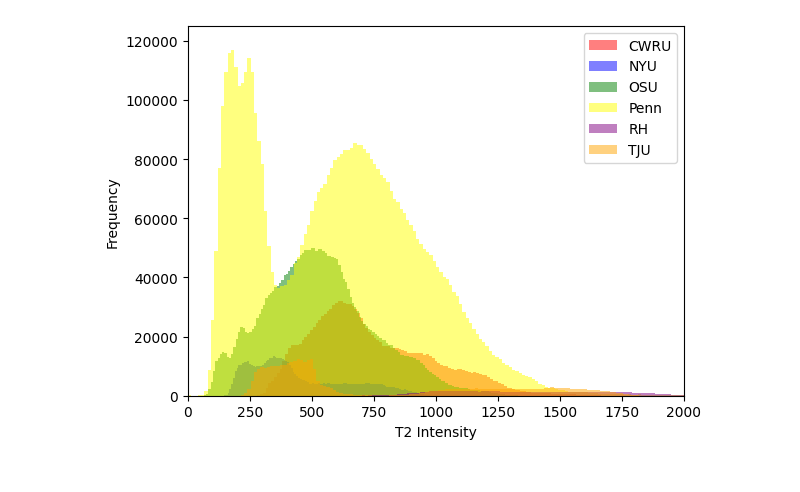
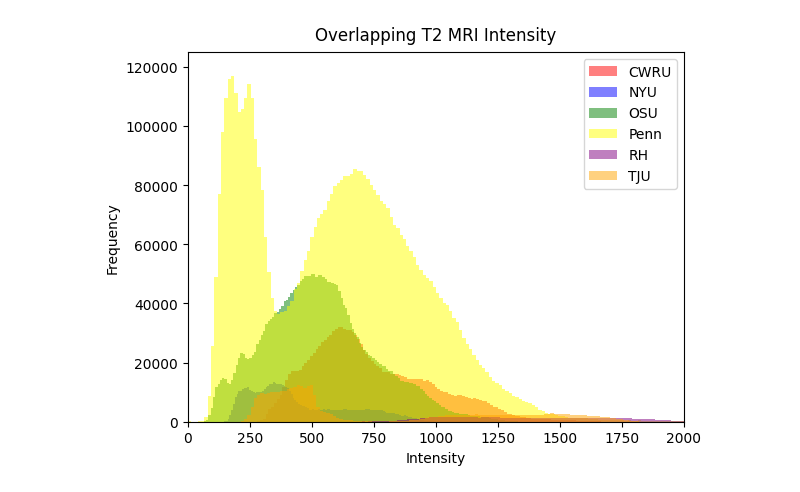
Before and after one commit to YehudaDicker/inter-scanner-comp, a Jupyter notebook: Baseline/Combined Histograms/Overlapping/combined_t2.ipynb, the cells around one changed output. Saved outputs shown, nothing was run; the diff lists cells and outputs as text; code cells hidden in the pictures.

```diff
--- a/Baseline/Combined Histograms/Overlapping/combined_t2.ipynb
+++ b/Baseline/Combined Histograms/Overlapping/combined_t2.ipynb
@@ -54,32 +54,34 @@ for index, (institution, paths) in enumerate(institutions.items()):
                         shutil.copyfileobj(f_in, f_out)
 
         try:
             adc_img = nib.load(adc_file)
             segmented_img = nib.load(segmented_file)
             adc_data = adc_img.get_fdata()
             segmented_data = segmented_img.get_fdata()
             edema_adc_values = adc_data[segmented_data == 2]
             all_edema_adc_values.extend(edema_adc_values)
 
         except Exception as e:
             print(f"Error reading file {adc_file}: {e}")
             continue
 
     # Filter out values above 1200
     all_edema_adc_values = [x for x in all_edema_adc_values if x <= 2000]
     # Plot the histogram for each institution after collecting all ADC values
     plt.hist(all_edema_adc_values, bins=bin_size, alpha=0.5, color=colors[index], label=institution)
 
 # Add labels and legend to the histogram plot
-plt.xlabel('T2 Intensity')
+plt.title('Overlapping T2 MRI Intensity', y=1.01)
+
+plt.xlabel('Intensity')
 plt.ylabel('Frequency')
 plt.legend()
 
 # Set the upper limit of the x-axis
 plt.xlim(left=0, right=2000)
 plt.ylim(top=125000)
 
 # Show the histogram plot
 plt.show()
 # %% [output]
-[figure, old version]
+[figure, new version]
```
Also changed, not shown: 24 other files.
